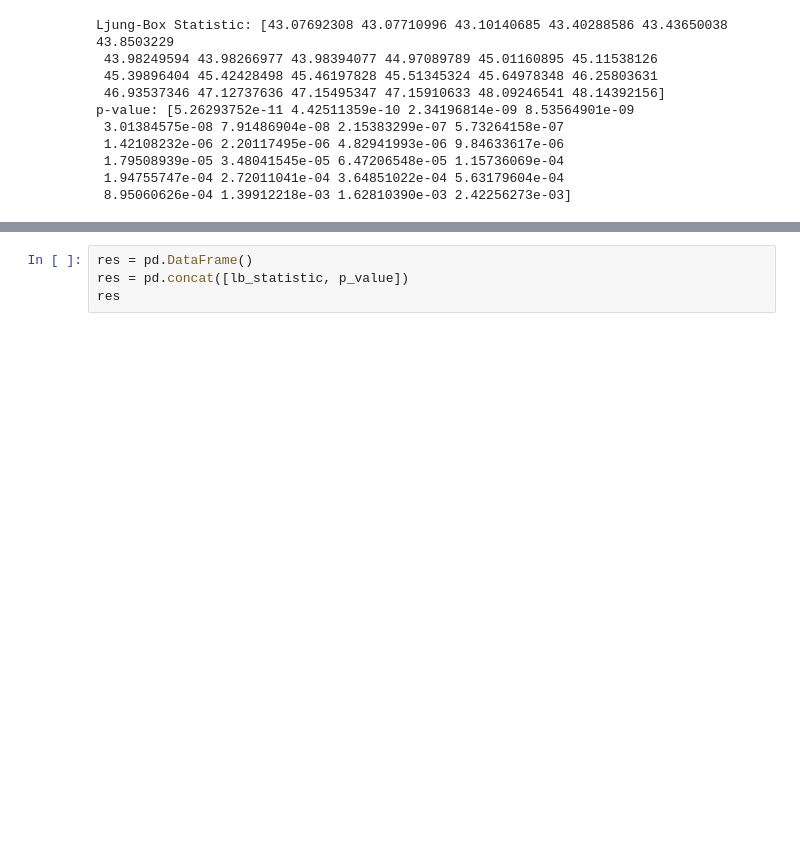
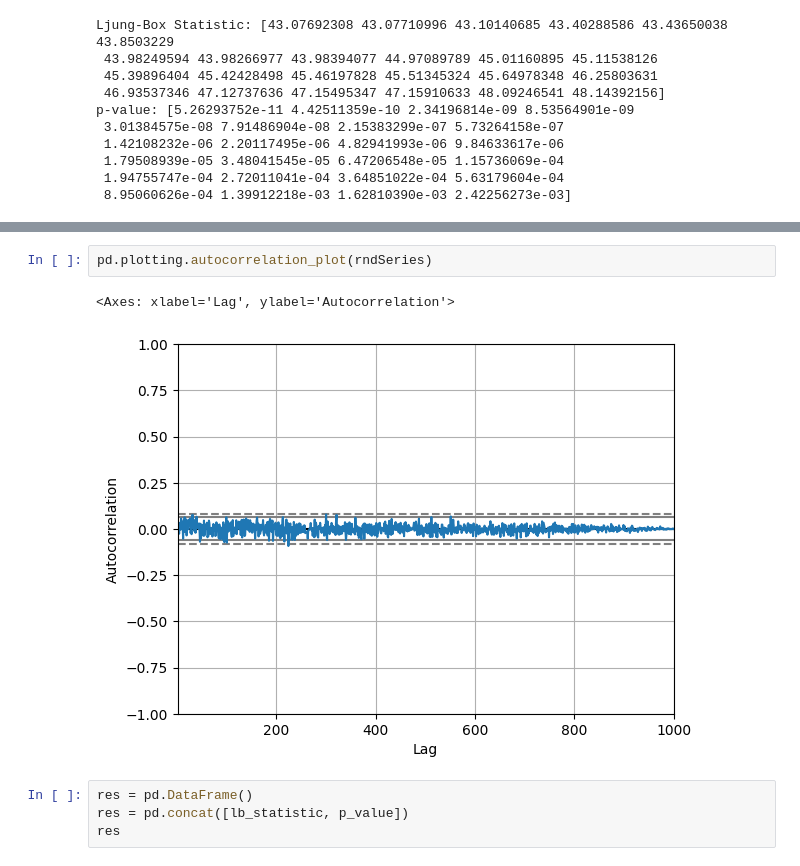
Before and after one commit to khyeee/MyCodingJourney, a Jupyter notebook: TimeSeriesAnalysis_Playground.ipynb, the cells around one changed output, grey strips where cells are left out. Cells and saved outputs as stored; diff of their text form; blank space fills up the shorter version.

```diff
--- a/TimeSeriesAnalysis_Playground.ipynb
+++ b/TimeSeriesAnalysis_Playground.ipynb
@@ -115,3 +153,8 @@ p-value: [5.26293752e-11 4.42511359e-10 2.34196814e-09 8.53564901e-09
+# %%
+pd.plotting.autocorrelation_plot(rndSeries)
+# %% [output]
+<Axes: xlabel='Lag', ylabel='Autocorrelation'>
+[figure, added]
 # %%
 res = pd.DataFrame()
 res = pd.concat([lb_statistic, p_value])
```
Also changed, not shown: parts of 6 cells of this notebook.
